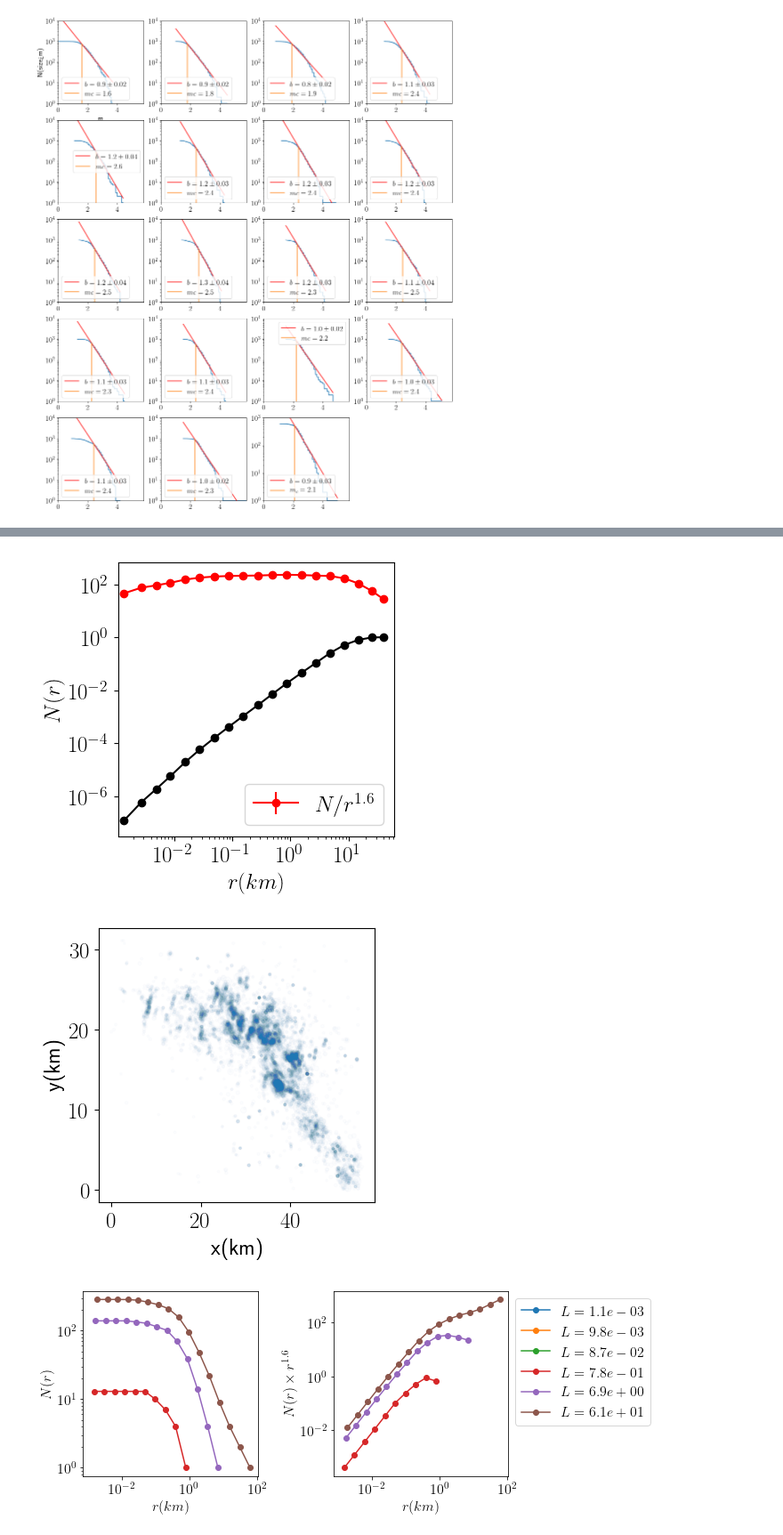
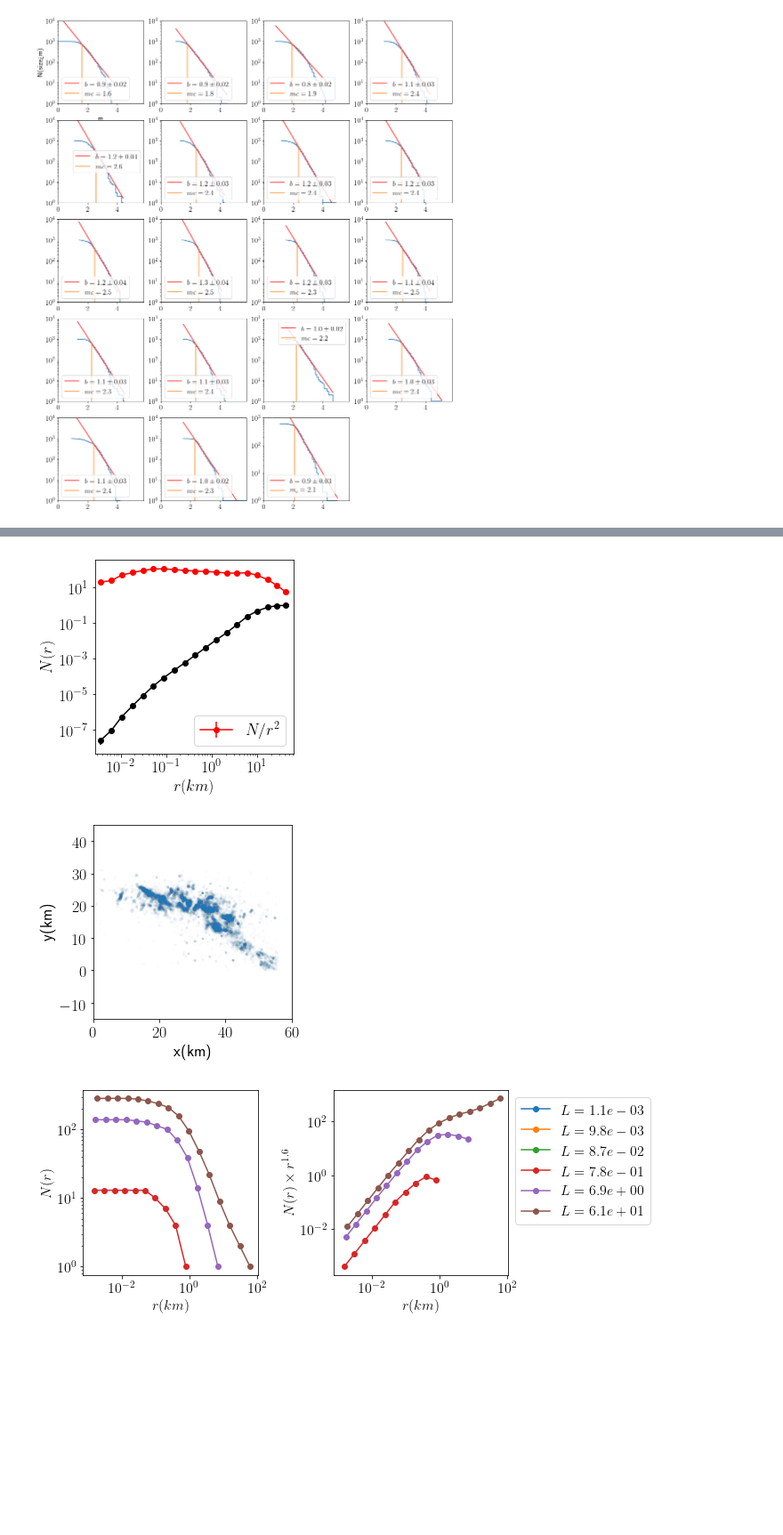
Before and after one commit to kkarimi62/Swarm, a Jupyter notebook: swarmYuhaDesert.ipynb, the cells around one changed output, grey strips where cells are left out. Shown at 89% size. Drawn from its saved outputs; the diff is of its cells as text; code cells hidden in the pictures; blank space fills up the shorter version.

```diff
--- a/swarmYuhaDesert.ipynb
+++ b/swarmYuhaDesert.ipynb
@@ -558,9 +658,6 @@ fig.savefig('%s/timeSeries_ok.png'%DIR_OUTPT_figs,bbox_inches='tight')
 import geopy.distance
 from math import *
 import random as rnd
-import warnings
-
-warnings.filterwarnings('ignore') #--- get rid of warnings
 
 class bins:
     def __init__(self, nBin, xlo, xhi, ydim = 1, err = None):
@@ -666,7 +763,9 @@ def GetCartesian( dff ):
     yhi = df['latitude'].max()
     getDistX = lambda x: geopy.distance.vincenty( ( 0.0, xlo ), ( 0.0, x ) ).km
     getDistY = lambda y: geopy.distance.vincenty( ( ylo, 0.0 ), ( y, 0.0 ) ).km
-    df[ 'r(km)' ] = df[ 'longitude' ].apply( getDistX ) + df[ 'latitude' ].apply( getDistY ) * 1j
+    df[ 'x(km)' ] = df[ 'longitude' ].apply( getDistX )
+    df[ 'y(km)' ] = df[ 'latitude' ].apply( getDistY )
+    df[ 'z(km)' ] = df['depth']
     return df
 
 def fractalDimension2nd( coord ):
@@ -699,8 +798,8 @@ def fractalDimension2nd( coord ):
 #--------------------
 swarm_tmp = DataFrameSubSet( swarm,
                              'date',
-                             ( pd.to_datetime('2010-04-08'),
-                               pd.to_datetime('2010-06-15') ) )
+                             ( myTlohi.lo,
+                               myTlohi.hi ) )
 swarm_lohi = DataFrameSubSet( swarm_tmp, #--- complete catalog
                              'magnitude',
                              ( mc, sys.maxint ) )
@@ -714,8 +813,9 @@ swarm_cartesian = GetCartesian( swarm_lohi )
 #--------------------
 #--- evaluate df
 #--------------------
-tmp_coord = swarm_cartesian['r(km)'].apply(lambda x: [x.real+rnd.random()*1e-6]) +\
-            swarm_cartesian['r(km)'].apply(lambda x: [x.imag+rnd.random()*1e-6])
+tmp_coord = swarm_cartesian['x(km)'].apply(lambda x: [x+rnd.random()*1e-6]) +\
+            swarm_cartesian['y(km)'].apply(lambda x: [x+rnd.random()*1e-6]) +\
+            swarm_cartesian['z(km)'].apply(lambda x: [x+rnd.random()*1e-6])
 tmp_coord = tmp_coord.to_dict()
 dict_NR = fractalDimension2nd( tmp_coord ) #, dmin = 1.0e-02 )
 
@@ -860,6 +960,6 @@ fig.savefig('%s/corrDim.png'%DIR_OUTPT_figs,bbox_inches='tight')
 # %%
 #--- plot
-#d_f = 1.4
+d_f = 2
 fig = plt.figure(figsize=(4,4))
 ax = fig.add_subplot(111)
 ax.set_xlim(10**r_min,10**r_max)
@@ -878,37 +978,37 @@ ax.legend()
 
 fig.savefig('%s/corrDim.png'%DIR_OUTPT_figs,bbox_inches='tight')
 # %% [output]
-[figure, old version]
+[figure, new version]
 # %%
 #--- evaluate fractal dimension (box counting )
 
 import geopy.distance
 from math import *
 import random as rnd
-import warnings
+#import warnings
 
-warnings.filterwarnings('ignore') #--- get rid of warnings
+#warnings.filterwarnings('ignore') #--- get rid of warnings
 
-def GetCartesian( dff ):
-    df = dff.copy()
-    xlo = df['longitude'].min()
-    xhi = df['longitude'].max()
-    ylo = df['latitude'].min()
-    yhi = df['latitude'].max()
-    getDistX = lambda x: geopy.distance.vincenty( ( 0.0, xlo ), ( 0.0, x ) ).km
-    getDistY = lambda y: geopy.distance.vincenty( ( ylo, 0.0 ), ( y, 0.0 ) ).km
-    df[ 'r(km)' ] = df[ 'longitude' ].apply( getDistX ) + df[ 'latitude' ].apply( getDistY ) * 1j
-    df[ 'x(km)' ] = df[ 'longitude' ].apply( getDistX )
-    df[ 'y(km)' ] = df[ 'latitude' ].apply( getDistY )
-    return df
+#def GetCartesian( dff ):
+#    df = dff.copy()
+#    xlo = df['longitude'].min()
+#    xhi = df['longitude'].max()
+#    ylo = df['latitude'].min()
+#    yhi = df['latitude'].max()
+#    getDistX = lambda x: geopy.distance.vincenty( ( 0.0, xlo ), ( 0.0, x ) ).km
+#    getDistY = lambda y: geopy.distance.vincenty( ( ylo, 0.0 ), ( y, 0.0 ) ).km
+#    df[ 'r(km)' ] = df[ 'longitude' ].apply( getDistX ) + df[ 'latitude' ].apply( getDistY ) * 1j
+#    df[ 'x(km)' ] = df[ 'longitude' ].apply( getDistX )
+#    df[ 'y(km)' ] = df[ 'latitude' ].apply( getDistY )
+#    return df
 
 #--------------------
 #----- subset
 #--------------------
 swarm_tmp = DataFrameSubSet( swarm,
                              'date',
-                             ( pd.to_datetime('2010-04-08'),
-                               pd.to_datetime('2010-06-15') ) )
+                             ( myTlohi.lo,
+                               myTlohi.hi ) )
 swarm_lohi = DataFrameSubSet( swarm_tmp, #--- complete catalog
                              'magnitude',
                              ( mc, sys.maxint ) )
@@ -923,36 +1023,36 @@ swarm_lohi = GetCartesian( swarm_lohi )
 #                             'x(km)',
 #                             ( 200, 1000 ) )
 #swarm_lohi = DataFrameSubSet( swarm_lohi, #--- complete catalog
 #                             'y(km)',
 #                             ( -1000, 220 ) )
 
 #--------------------
 #--- scattered plot
 #--------------------
 plt.figure(figsize=(4,4))
-#plt.xlim(-1000,1000)
-#plt.ylim(-1000,1000)
+plt.xlim(0,60)
+plt.ylim(-15,30+15)
 plt.xlabel('x(km)')
 plt.ylabel('y(km)')
 plt.scatter(swarm_lohi['x(km)'],
             swarm_lohi['y(km)'],
                         s=3**(swarm_lohi['magnitude']),
                         cmap='jet',
                         alpha = 0.01)
 #--------------------
 #--- box counting
 #--------------------
 #tmp=pd.DataFrame({'x(m)':swarm_lohi['y(m)'],'y(m)':swarm_lohi['z(m)']}) #,'z(m)':swarm_lohi['z(m)']})
 #rmat = getRmat2d( tmp )
 #rmat = getRmat2d( swarm_lohi )
 
 #r_list = rmat[rmat.nonzero()]
 #r_min = np.min(r_list)
 #r_max = np.max(r_list)
 #
 plt.savefig('%s/map2d.png'%DIR_OUTPT_figs,bbox_inches='tight')
 # %% [output]
-[figure, old version]
+[figure, new version]
 # %%
 #--- evaluate fractal dimension (box counting )
 
```
Also changed, not shown: parts of 34 cells of this notebook, 16 other files.
